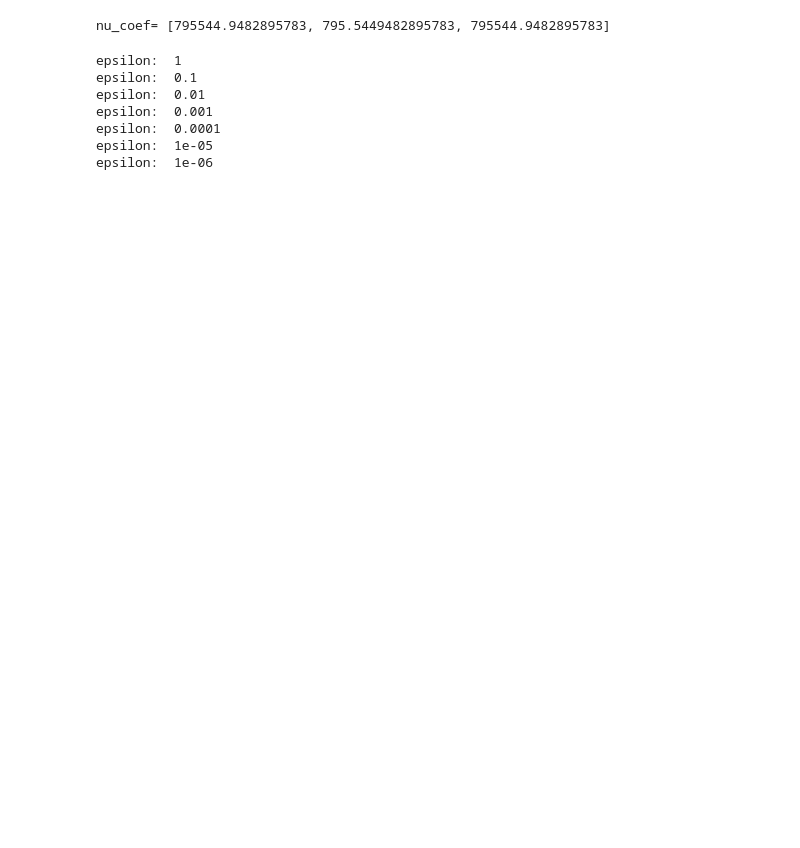
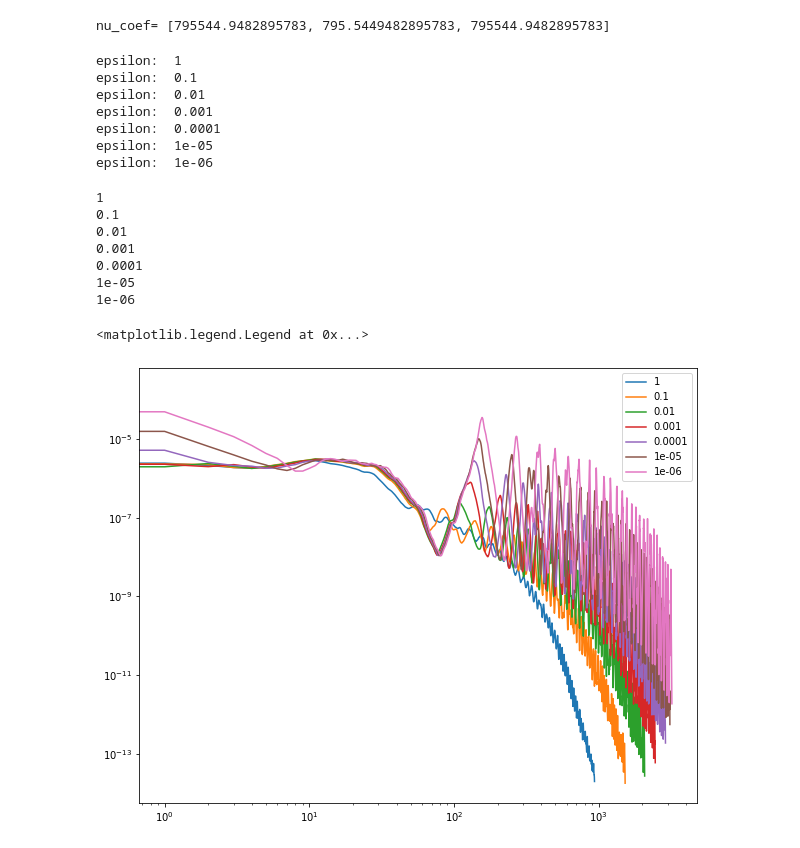
Before and after one commit to GenosW/num-pde, a Jupyter notebook: Exercises/Ex8/Peter/Ex8.3.ipynb, the cells around one changed output. Drawn from its saved outputs; the diff is of its cells as text; code cells hidden in the pictures; blank space fills up the shorter version.

```diff
--- a/Exercises/Ex8/Peter/Ex8.3.ipynb
+++ b/Exercises/Ex8/Peter/Ex8.3.ipynb
@@ -52,4 +56,12 @@ nu_coef = [ 1/(mu0*mur[mat]) for mat in mesh.GetMaterials() ]
 print ("nu_coef=", nu_coef)
 # %% [output]
 nu_coef= [795544.9482895783, 795.5449482895783, 795544.9482895783]
+# %%
+blocks = []
+freedofs = fes.FreeDofs()
+for vert in mesh.vertices:
+    vdofs = set()
+    for el in mesh.vertices:
+        vdofs |= set(d for d in fes.GetDofNrs(el) if freedofs[d])
+    blocks.append(vdofs)
 # %%
@@ -143,0 +159,17 @@ for j in range(7):
+# %%
+plt.figure(figsize=(10,8))
+for i, eps in enumerate(epsilon):
+    print(eps)
+    plt.loglog(num_jac[i],err_jac[i], label=str(eps))
+
+plt.legend()
+# %% [output]
+1
+0.1
+0.01
+0.001
+0.0001
+1e-05
+1e-06
+<matplotlib.legend.Legend at 0x...>
+[figure, added]
```
Also changed, not shown: parts of 6 cells of this notebook, 8 other files.
